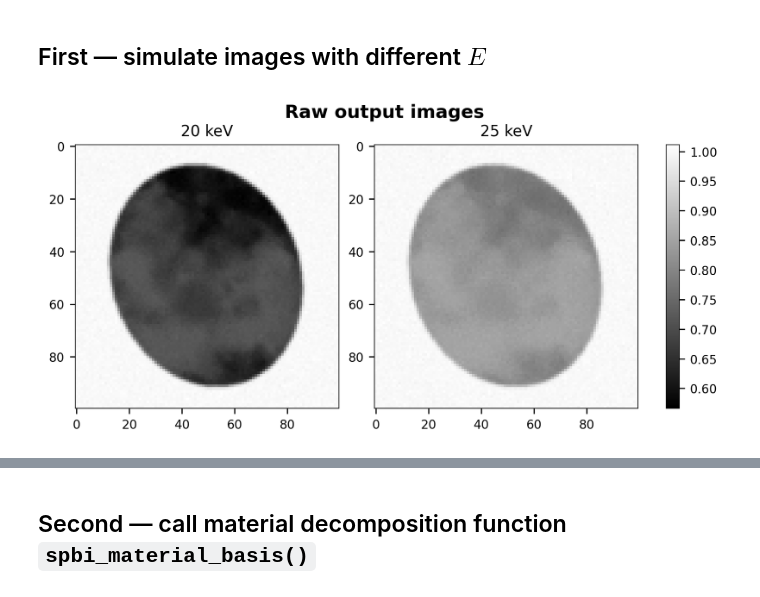
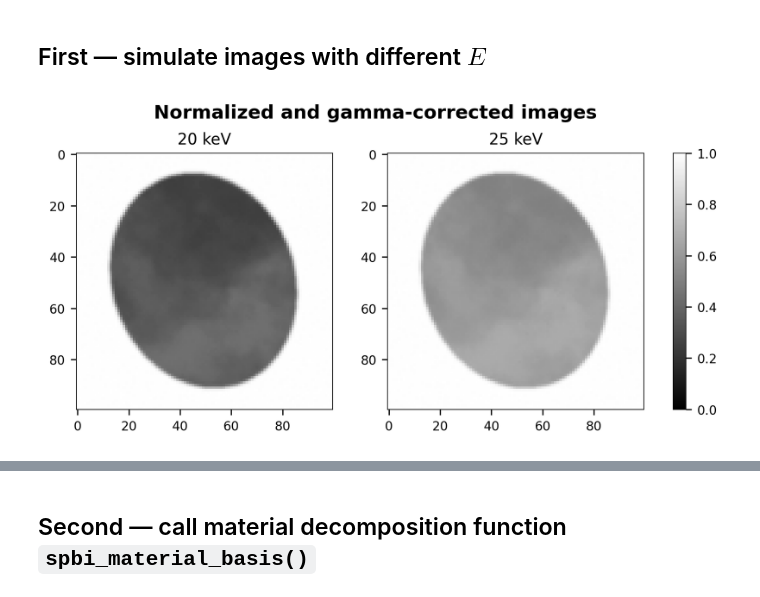
Before and after one commit to gjadick/xpc-mammo, a Jupyter notebook: simulate.ipynb, the cells around one changed output, grey strips where cells are left out. Saved outputs shown, nothing was run; the diff lists cells and outputs as text; code cells hidden in the pictures.

```diff
--- a/simulate.ipynb
+++ b/simulate.ipynb
@@ -144,8 +175,8 @@ N = 256
 dx = 2e-6
 
 # z axis (propagation direction)
-Nz = 100
-thickness = 1e-2  # breast thickness [m]
+Nz = 250
+thickness = 0.05  # breast thickness [m] = 5cm
 dz = thickness / Nz  # note this is a dependent variable -- only need to specify two out of Nz, thickness, dz to calc the third.
 
 # detector features -- note det FOV must be <= phantom FOV (x-y plane)
@@ -160,37 +191,42 @@ struct[phantom.tmap_ellipsoid(N, 0.35*N, 0.42*N, angle=20) > 1e-3] = 1
 ### Simulate -- loop over the two energies
 
 # make binary phantom material mask
 np.random.seed(33)
 vol = phantom.make_phantom(N, dx, alpha=4)[:Nz]
 vol_mask = phantom.thresh_texture(vol, mat_frac)
 
 imgs = []
 for energy in energies:
     vol_delta, vol_beta = phantom.make_db_vol(vol_mask, mat_dict, energy)
 
     proj_delta_flat = np.sum(vol_delta[0], axis=0)   # be careful with thickness element!
     proj_beta_flat = np.sum(vol_beta[0], axis=0)
 
     # account for structure + true thickness dimension ("dz" element of summation")
     proj_delta = dz * struct * proj_delta_flat
     proj_beta = dz * struct * proj_beta_flat
 
     img = simulate_projection(proj_beta, proj_delta, dx, det_N, det_dx, energy, R, det_psf='gaussian', det_fwhm=5e-6, I0=1e5)
     imgs.append(img)
 
 imgs = np.array(imgs)
 
-###########################################################
-## DISPLAY RESULTS
+############################################################
+### Visualization
 
-kw = {'vmin':imgs.min(), 'vmax':imgs.max(), 'cmap':'gray'}   # imshow arguments - match intensity scale (vmin, vmax)
+gamma = 0.5  # You can tune this (e.g. 0.4, 0.6, etc.)
 
-fig, ax = plt.subplots(1, len(energies), figsize=[3.1*len(energies),3], layout='constrained')
-fig.suptitle('Raw output images', fontweight='bold')
+# Normalize and apply gamma to each image
+imgs_norm = imgs / imgs.max()
+imgs_gamma = imgs_norm ** gamma
+
+# Plot
+fig, ax = plt.subplots(1, len(energies), figsize=[3.1 * len(energies), 3], layout='constrained')
+fig.suptitle('Normalized and gamma-corrected images', fontweight='bold')
 for i in range(len(energies)):
-    m = ax[i].imshow(imgs[i], **kw)
+    m = ax[i].imshow(imgs_gamma[i], cmap='gray', vmin=0, vmax=1)
     ax[i].set_title(f'{energies[i]} keV')
 fig.colorbar(m, ax=ax)
 plt.show()
 # %% [output]
-[figure, old version]
+[figure, new version]
```
Also changed, not shown: parts of 23 cells of this notebook, 3 other files.
